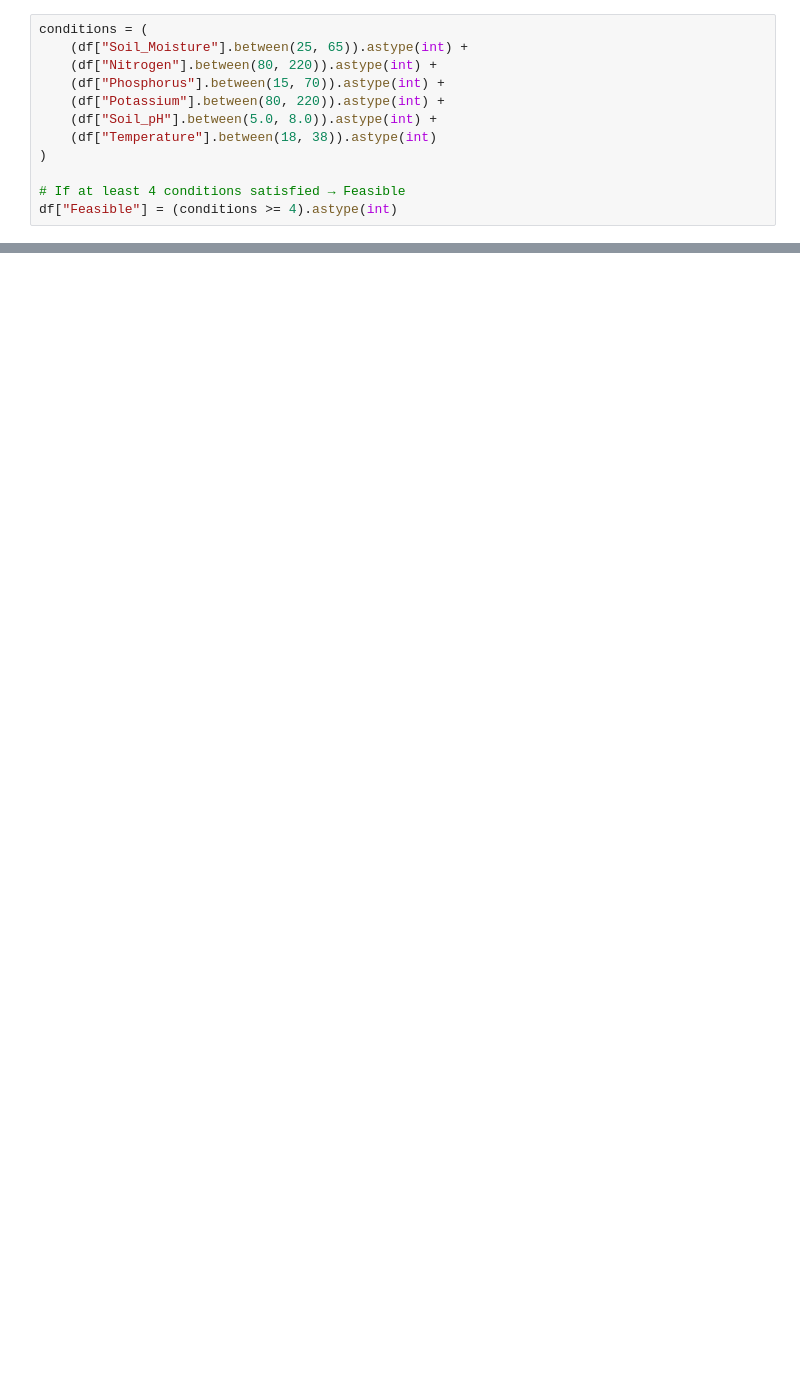
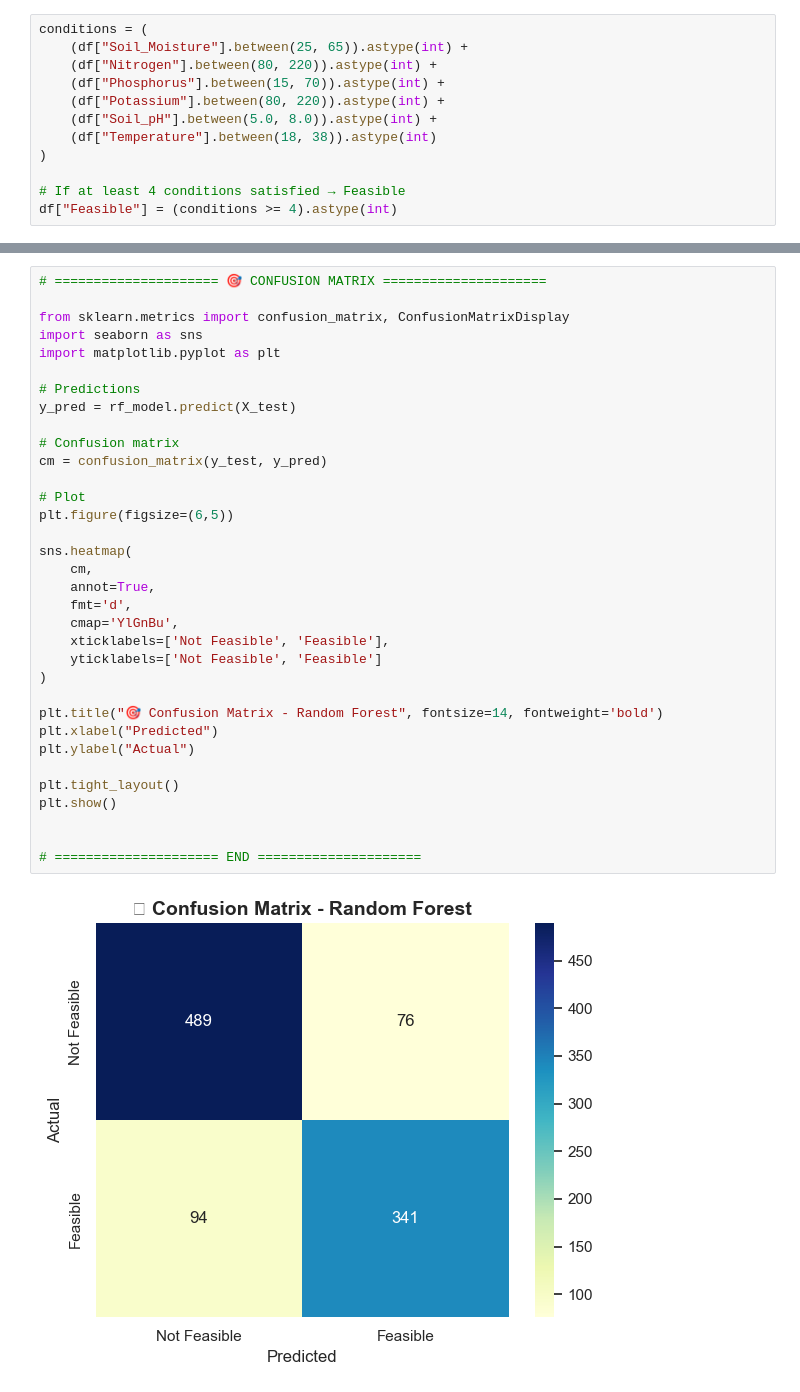
Before and after one commit to vanshikaagarwal23/mango-cultivation-soil-analysis-ml, a Jupyter notebook: model2.ipynb, the cells around one changed output, grey strips where cells are left out. Drawn from its saved outputs; the diff is of its cells as text; blank space fills up the shorter version.

```diff
--- a/model2.ipynb
+++ b/model2.ipynb
@@ -227,0 +472,36 @@ rf_model = RandomForestClassifier(
+# %%
+# ===================== 🎯 CONFUSION MATRIX =====================
+
+from sklearn.metrics import confusion_matrix, ConfusionMatrixDisplay
+import seaborn as sns
+import matplotlib.pyplot as plt
+
+# Predictions
+y_pred = rf_model.predict(X_test)
+
+# Confusion matrix
+cm = confusion_matrix(y_test, y_pred)
+
+# Plot
+plt.figure(figsize=(6,5))
+
+sns.heatmap(
+    cm,
+    annot=True,
+    fmt='d',
+    cmap='YlGnBu',
+    xticklabels=['Not Feasible', 'Feasible'],
+    yticklabels=['Not Feasible', 'Feasible']
+)
+
+plt.title("🎯 Confusion Matrix - Random Forest", fontsize=14, fontweight='bold')
+plt.xlabel("Predicted")
+plt.ylabel("Actual")
+
+plt.tight_layout()
+plt.show()
+
+
+# ===================== END =====================
+# %% [output]
+[figure, added]
```
Also changed, not shown: parts of 17 cells of this notebook, 2 other files.
